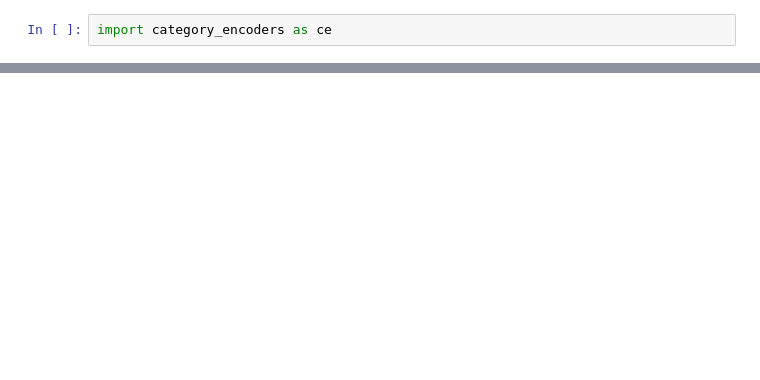
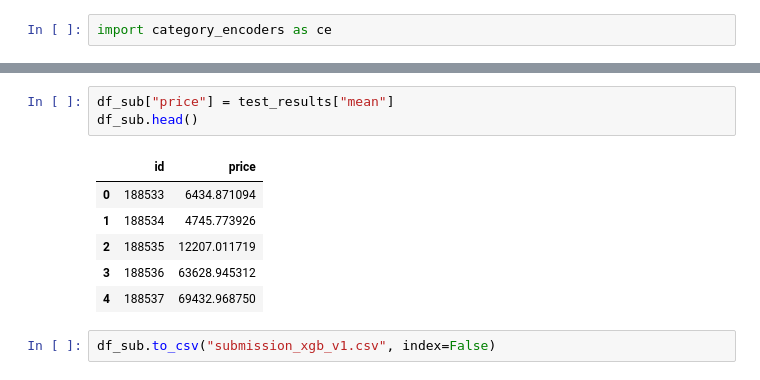
Before and after one commit to fabriziobasso/kaggle, a Jupyter notebook: File_01.ipynb, the cells around one changed output, grey strips where cells are left out. Cells and saved outputs as stored; diff of their text form; blank space fills up the shorter version.

```diff
--- a/File_01.ipynb
+++ b/File_01.ipynb
@@ -1793,0 +2215,12 @@ Index(['brand', 'model', 'milage', 'fuel_type', 'transmission', 'ext_col',
+# %%
+df_sub["price"] = test_results["mean"]
+df_sub.head()
+# %% [output]
+|  | id | price |
+| 0 | 188533 | 6434.871094 |
+| 1 | 188534 | 4745.773926 |
+| 2 | 188535 | 12207.011719 |
+| 3 | 188536 | 63628.945312 |
+| 4 | 188537 | 69432.968750 |
+# %%
+df_sub.to_csv("submission_xgb_v1.csv", index=False)
```
Also changed, not shown: parts of 70 cells of this notebook.
